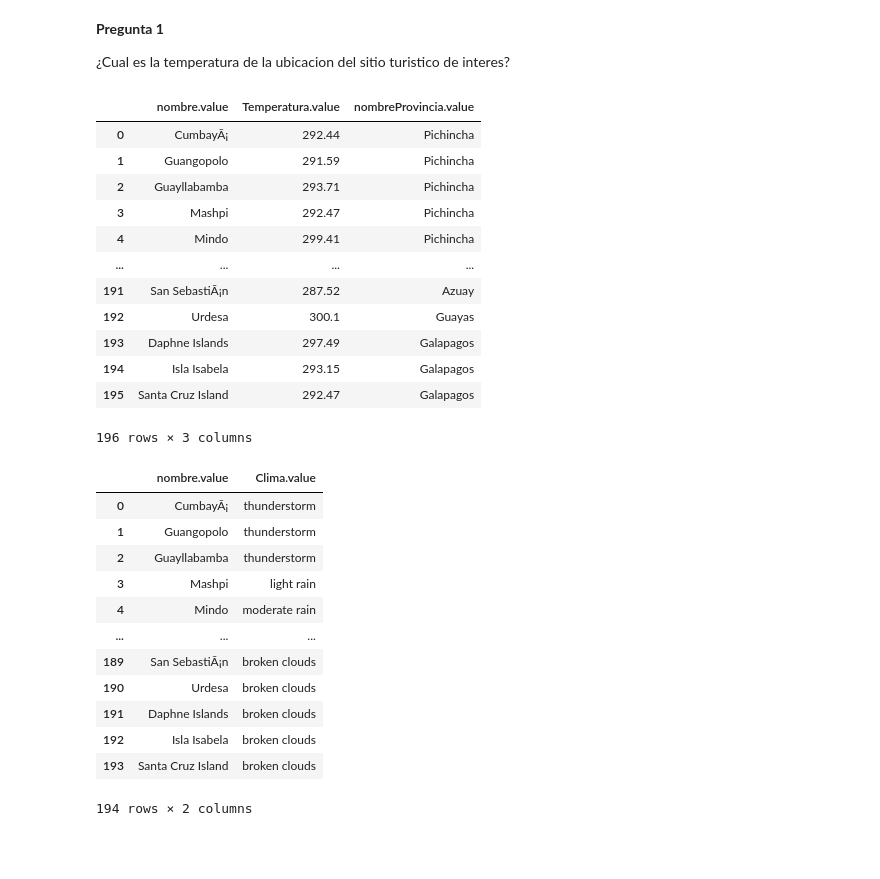
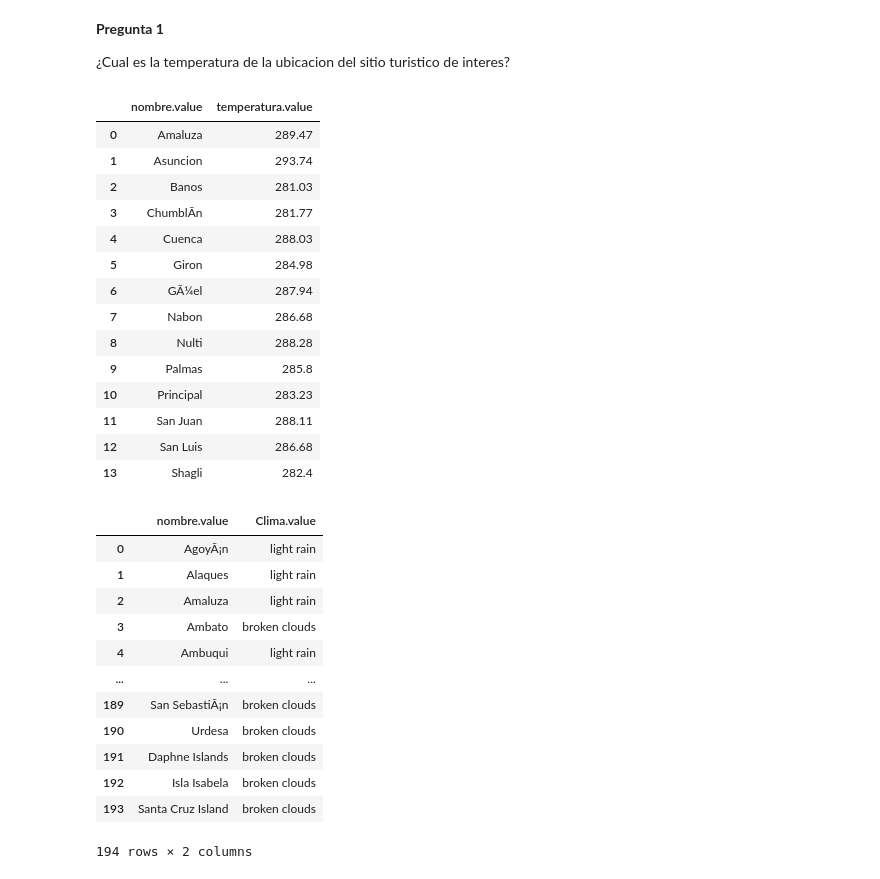
Before and after one commit to dpmerino/SBCApis, a Jupyter notebook: ConsultasSparq.ipynb, the cells around one changed output. Drawn from its saved outputs; the diff is of its cells as text; code cells hidden in the pictures; blank space fills up the shorter version.

```diff
--- a/ConsultasSparq.ipynb
+++ b/ConsultasSparq.ipynb
@@ -5,7 +16,7 @@ from SPARQLWrapper import SPARQLWrapper, JSON
 from pandas import json_normalize
 # %%
 sparql = SPARQLWrapper(
-    "http://Compu-David:7200/repositories/RDFHotels"
+    "http://MacBook-Pro-de-Diego.local:7200/repositories/Hotels"
 )
 sparql.setReturnFormat(JSON)
 # %%
@@ -26,38 +37,45 @@ Resolución de preguntas mediante consultas Sparql
 # %%
 query = """
     PREFIX schema: <https://schema.org/>
     PREFIX rdf: <http://www.w3.org/1999/02/22-rdf-syntax-ns#>
     PREFIX rdfs: <http://www.w3.org/2000/01/rdf-schema#>
     PREFIX ns1: <https://bimerr.iot.linkeddata.es/def/weather/>
-    select ?nombre  ?Temperatura ?nombreProvincia
+    PREFIX xsd: <http://www.w3.org/2001/XMLSchema#>
+    PREFIX dbo: <http://dbpedia.org/ontology/>
+    PREFIX ns2: <https://bimerr.iot.linkeddata.es/def/weather/>
+    PREFIX foaf: <http://xmlns.com/foaf/0.1/>
+    select ?nombre ?temperatura
     where {
-	?TouristDestination rdf:type schema:TouristDestination .
-    ?TouristDestination schema:State ?State .
-    ?TouristDestination schema:name ?nombre .
-    ?State rdfs:label ?nombreProvincia .
-    ?TouristDestination ns1:temp ?Temperatura .
+	?TouristDestination rdf:type dbo:City .
+	?TouristDestination schema:name ?nombre .
+    ?TouristDestination ns2:temp ?temperatura .
+    ?TouristDestination schema:State ?Provincia .
+    ?Provincia foaf:name ?nombreProvincia .
+    Filter (xsd:string(?nombreProvincia)="Azuay" && xsd:float(?temperatura) < 294.47)
     }
     """
 
 results_df = json_normalize((get_results(query))['results']['bindings'])[[
-    'nombre.value', 'Temperatura.value', 'nombreProvincia.value'
+    'nombre.value', 'temperatura.value'
 ]]
 
 results_df
 # %% [output]
-|  | nombre.value | Temperatura.value | nombreProvincia.value |
-| 0 | CumbayÃ¡ | 292.44 | Pichincha |
-| 1 | Guangopolo | 291.59 | Pichincha |
-| 2 | Guayllabamba | 293.71 | Pichincha |
-| 3 | Mashpi | 292.47 | Pichincha |
-| 4 | Mindo | 299.41 | Pichincha |
-| ... | ... | ... | ... |
-| 191 | San SebastiÃ¡n | 287.52 | Azuay |
-| 192 | Urdesa | 300.1 | Guayas |
-| 193 | Daphne Islands | 297.49 | Galapagos |
-| 194 | Isla Isabela | 293.15 | Galapagos |
-| 195 | Santa Cruz Island | 292.47 | Galapagos |
+|  | nombre.value | temperatura.value |
+| 0 | Amaluza | 289.47 |
+| 1 | Asuncion | 293.74 |
+| 2 | Banos | 281.03 |
+| 3 | ChumblÃ­n | 281.77 |
+| 4 | Cuenca | 288.03 |
+| 5 | Giron | 284.98 |
+| 6 | GÃ¼el | 287.94 |
+| 7 | Nabon | 286.68 |
+| 8 | Nulti | 288.28 |
+| 9 | Palmas | 285.8 |
+| 10 | Principal | 283.23 |
+| 11 | San Juan | 288.11 |
+| 12 | San Luis | 286.68 |
+| 13 | Shagli | 282.4 |
-196 rows × 3 columns
 # %%
 query = """
     prefix ns1: <http://www.purl.org/dabgeo/common-domain/weather#/>
@@ -85,11 +103,11 @@ results_df = json_normalize((get_results(query))['results']['bindings'])[[
 results_df
 # %% [output]
 |  | nombre.value | Clima.value |
-| 0 | CumbayÃ¡ | thunderstorm |
-| 1 | Guangopolo | thunderstorm |
-| 2 | Guayllabamba | thunderstorm |
-| 3 | Mashpi | light rain |
-| 4 | Mindo | moderate rain |
+| 0 | AgoyÃ¡n | light rain |
+| 1 | Alaques | light rain |
+| 2 | Amaluza | light rain |
+| 3 | Ambato | broken clouds |
+| 4 | Ambuqui | light rain |
 | ... | ... | ... |
 | 189 | San SebastiÃ¡n | broken clouds |
 | 190 | Urdesa | broken clouds |
```
Also changed, not shown: parts of 11 cells of this notebook, 4 other files.
